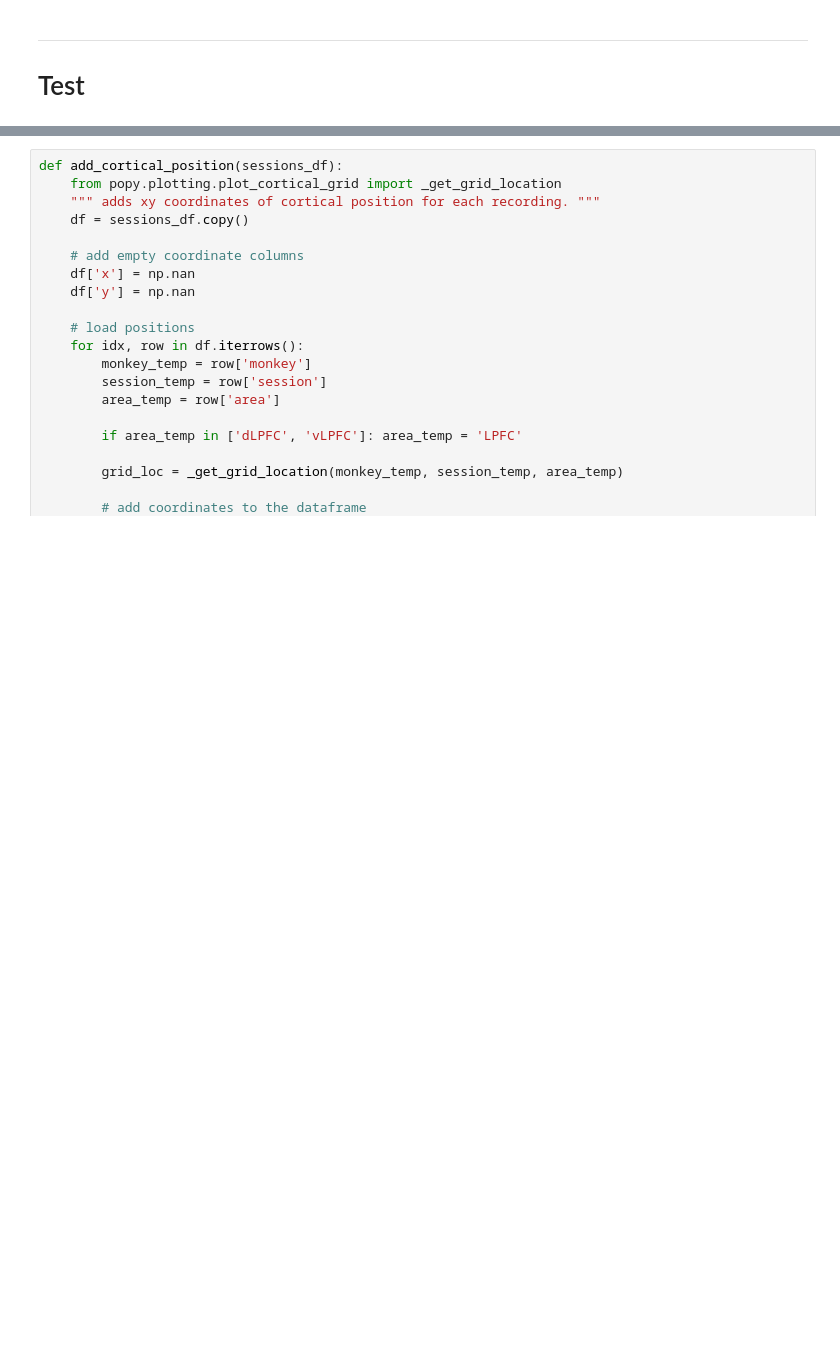
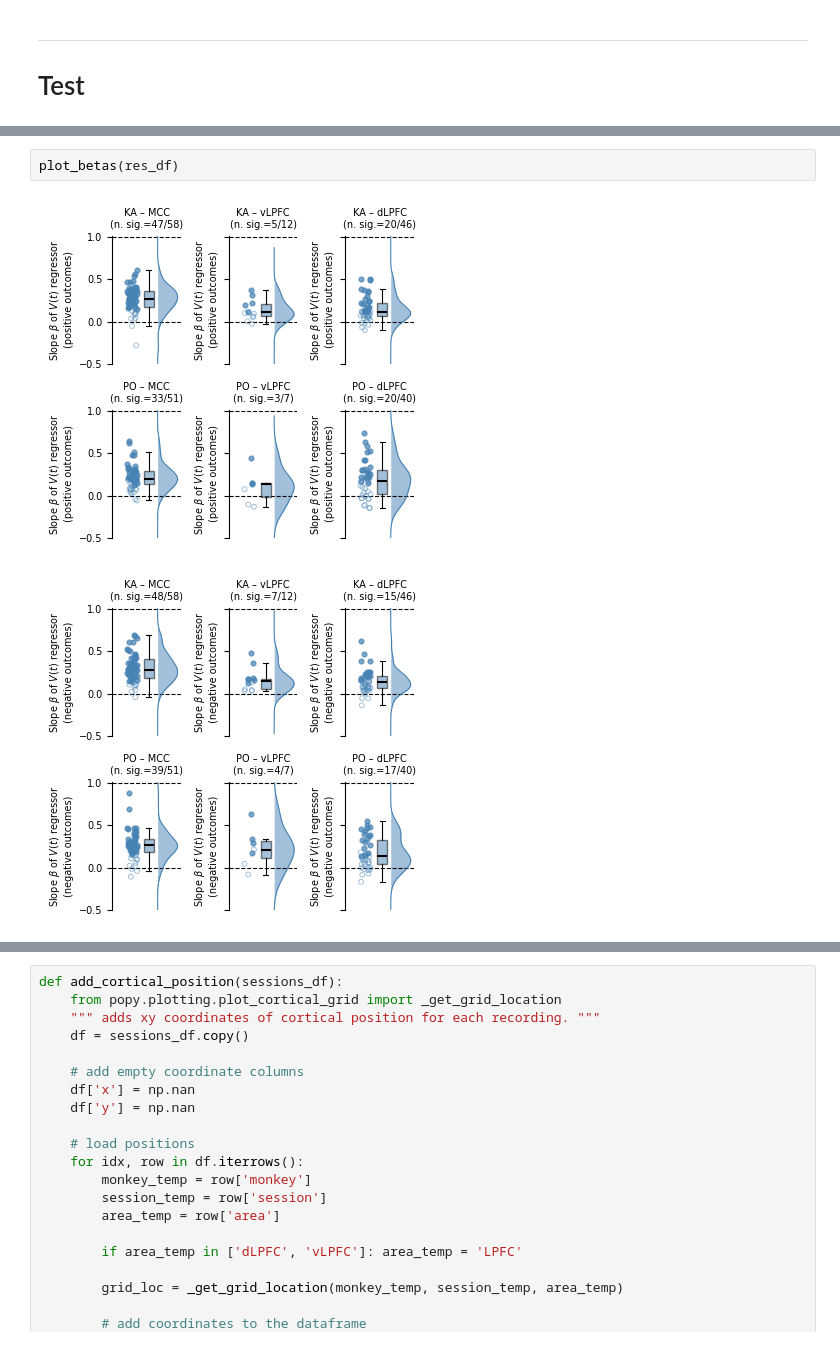
Before and after one commit to ungzs1/popy_05, a Jupyter notebook: notebooks/population_decoding/neural_value/all_sessions_red_green_plot.ipynb, the cells around one changed output, grey strips where cells are left out. Drawn from its saved outputs; the diff is of its cells as text; blank space fills up the shorter version.

```diff
--- a/notebooks/population_decoding/neural_value/all_sessions_red_green_plot.ipynb
+++ b/notebooks/population_decoding/neural_value/all_sessions_red_green_plot.ipynb
@@ -722,0 +168,5 @@ plt.show()
+# %%
+plot_betas(res_df)
+# %% [output]
+[figure, added]
+[figure, added]
```
Also changed, not shown: parts of 14 cells of this notebook, 25 other files.
